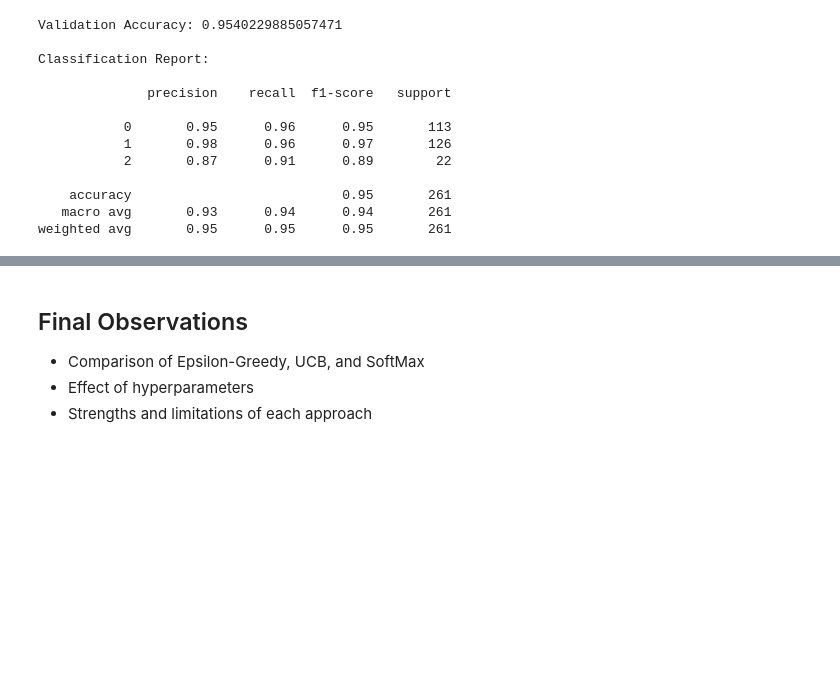
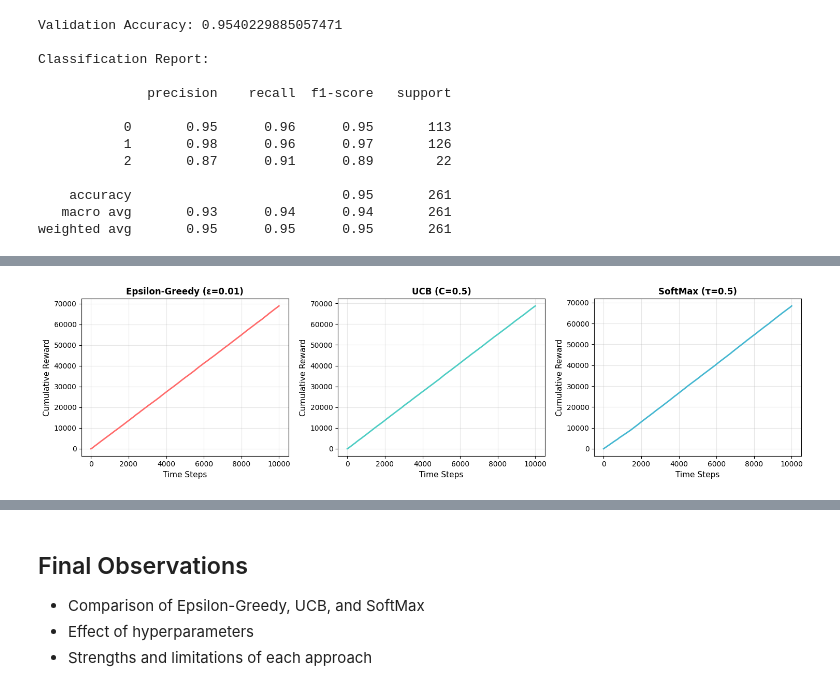
Before and after one commit to anoushkaa15/lab3-contextual-bandit, a Jupyter notebook: lab3_results_U20230076.ipynb, the cells around one changed output, grey strips where cells are left out. Cells and saved outputs as stored; diff of their text form; code cells hidden in the pictures; blank space fills up the shorter version.

```diff
--- a/lab3_results_U20230076.ipynb
+++ b/lab3_results_U20230076.ipynb
@@ -798,0 +820,65 @@ plt.show()
+# %%
+# ===========================
+# Cumulative Reward Over Time
+# ===========================
+
+fig, axes = plt.subplots(1, 3, figsize=(15, 4))
+
+# EPSILON-GREEDY
+bandits_eps = [EpsilonGreedyBandit(n_arms=4, epsilon=best_eps_config) for _ in range(3)]
+rewards_eps = []
+for t in range(T):
+    context = np.random.randint(0, 3)
+    local_arm = bandits_eps[context].select_arm(0)
+    arm = context * 4 + local_arm
+    r = sampler_instance.sample(arm)
+    bandits_eps[context].update(local_arm, r)
+    rewards_eps.append(r)
+
+cumsum_eps = np.cumsum(rewards_eps)
+axes[0].plot(cumsum_eps, linewidth=2, color='#FF6B6B')
+axes[0].set_xlabel("Time Steps", fontsize=11)
+axes[0].set_ylabel("Cumulative Reward", fontsize=11)
+axes[0].set_title(f"Epsilon-Greedy (ε={best_eps_config})", fontsize=12, fontweight='bold')
+axes[0].grid(True, alpha=0.3)
+
+# UCB
+bandits_ucb = [UCBBandit(n_arms=4, c=best_ucb_config) for _ in range(3)]
+rewards_ucb = []
+for t in range(T):
+    context = np.random.randint(0, 3)
+    local_arm = bandits_ucb[context].select_arm(0)
+    arm = context * 4 + local_arm
+    r = sampler_instance.sample(arm)
+    bandits_ucb[context].update(local_arm, r)
+    rewards_ucb.append(r)
+
+cumsum_ucb = np.cumsum(rewards_ucb)
+axes[1].plot(cumsum_ucb, linewidth=2, color='#4ECDC4')
+axes[1].set_xlabel("Time Steps", fontsize=11)
+axes[1].set_ylabel("Cumulative Reward", fontsize=11)
+axes[1].set_title(f"UCB (C={best_ucb_config})", fontsize=12, fontweight='bold')
+axes[1].grid(True, alpha=0.3)
+
+# SOFTMAX
+bandits_softmax = [SoftMaxBandit(n_arms=4, temperature=best_softmax_config) for _ in range(3)]
+rewards_softmax = []
+for t in range(T):
+    context = np.random.randint(0, 3)
+    local_arm = bandits_softmax[context].select_arm(0)
+    arm = context * 4 + local_arm
+    r = sampler_instance.sample(arm)
+    bandits_softmax[context].update(local_arm, r)
+    rewards_softmax.append(r)
+
+cumsum_softmax = np.cumsum(rewards_softmax)
+axes[2].plot(cumsum_softmax, linewidth=2, color='#45B7D1')
+axes[2].set_xlabel("Time Steps", fontsize=11)
+axes[2].set_ylabel("Cumulative Reward", fontsize=11)
+axes[2].set_title(f"SoftMax (τ={best_softmax_config})", fontsize=12, fontweight='bold')
+axes[2].grid(True, alpha=0.3)
+
+plt.tight_layout()
+plt.show()
+# %% [output]
+[figure, added]
```
Also changed, not shown: parts of 9 cells of this notebook.
